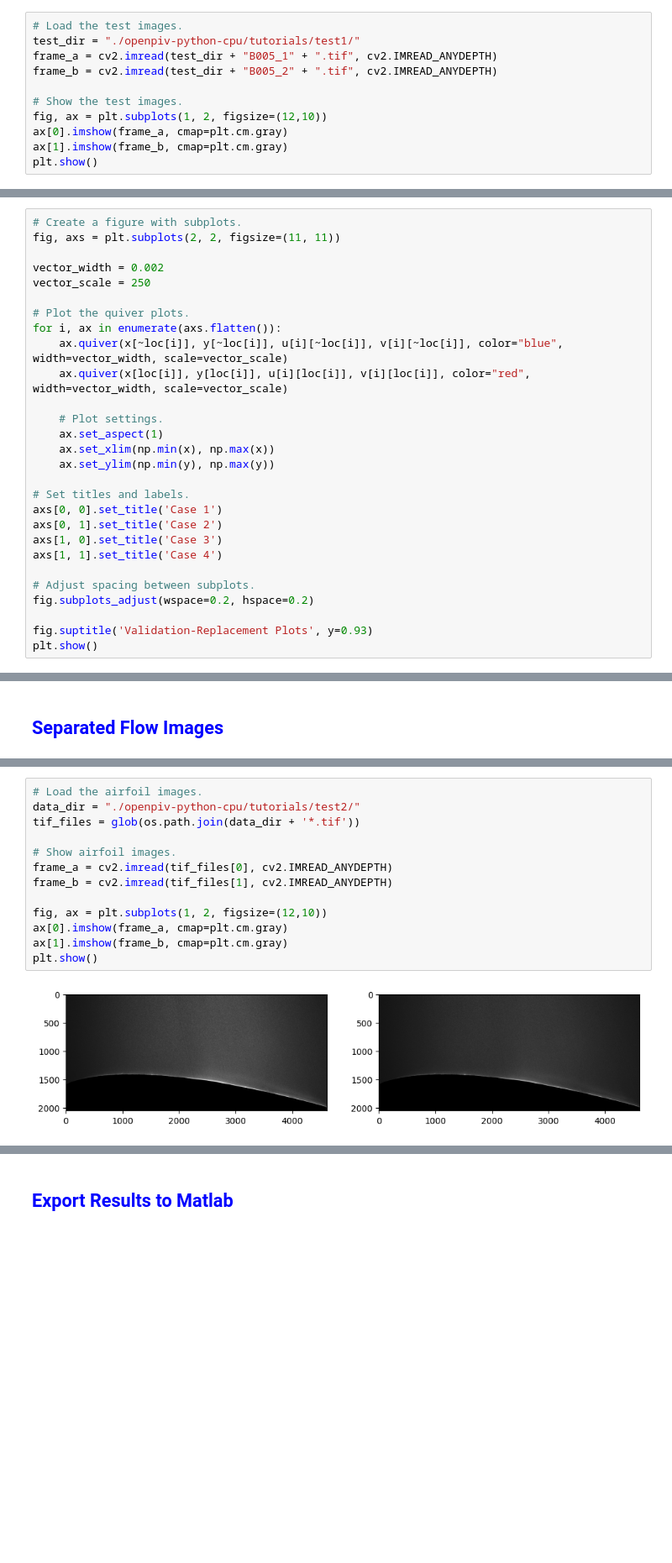
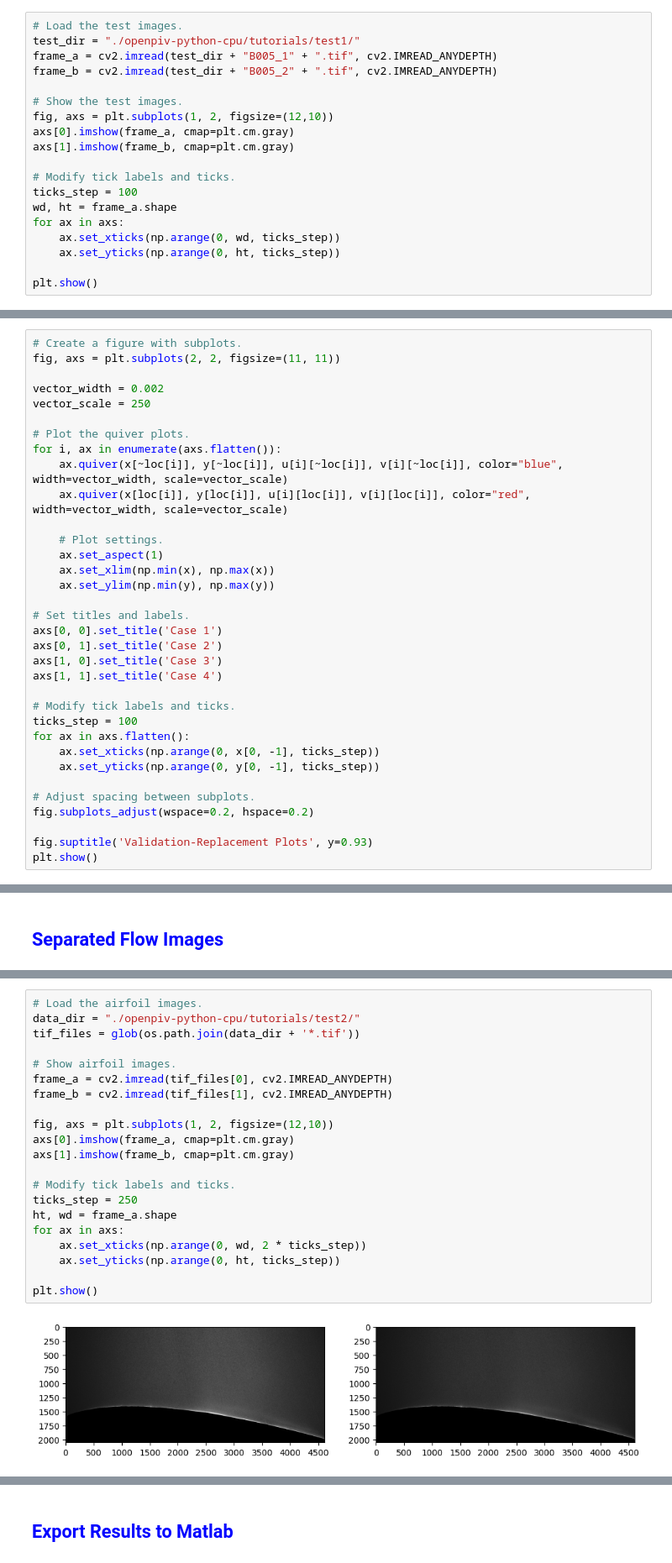
Before and after one commit to ali-sh-96/openpiv-python-cpu, a Jupyter notebook: tutorials/openpiv_python_cpu_tutorial.ipynb, the cells around one changed output, grey strips where cells are left out. Shown at 84% size. Drawn from its saved outputs; the diff is of its cells as text; blank space fills up the shorter version.

```diff
--- a/tutorials/openpiv_python_cpu_tutorial.ipynb
+++ b/tutorials/openpiv_python_cpu_tutorial.ipynb
@@ -72,9 +73,17 @@ frame_a = cv2.imread(test_dir + "B005_1" + ".tif", cv2.IMREAD_ANYDEPTH)
 frame_b = cv2.imread(test_dir + "B005_2" + ".tif", cv2.IMREAD_ANYDEPTH)
 
 # Show the test images.
-fig, ax = plt.subplots(1, 2, figsize=(12,10))
-ax[0].imshow(frame_a, cmap=plt.cm.gray)
-ax[1].imshow(frame_b, cmap=plt.cm.gray)
+fig, axs = plt.subplots(1, 2, figsize=(12,10))
+axs[0].imshow(frame_a, cmap=plt.cm.gray)
+axs[1].imshow(frame_b, cmap=plt.cm.gray)
+
+# Modify tick labels and ticks.
+ticks_step = 100
+wd, ht = frame_a.shape
+for ax in axs:
+    ax.set_xticks(np.arange(0, wd, ticks_step))
+    ax.set_yticks(np.arange(0, ht, ticks_step))
+
 plt.show()
 # %% [output]
 [figure]
@@ -224,6 +233,12 @@ axs[0, 1].set_title('Case 2')
 axs[1, 0].set_title('Case 3')
 axs[1, 1].set_title('Case 4')
 
+# Modify tick labels and ticks.
+ticks_step = 100
+for ax in axs.flatten():
+    ax.set_xticks(np.arange(0, x[0, -1], ticks_step))
+    ax.set_yticks(np.arange(0, y[0, -1], ticks_step))
+
 # Adjust spacing between subplots.
 fig.subplots_adjust(wspace=0.2, hspace=0.2)
 
@@ -238,18 +253,26 @@ This section demonstrates the application of actual Particle Image Velocimetry (
 # %%
 # Load the airfoil images.
 data_dir = "./openpiv-python-cpu/tutorials/test2/"
 tif_files = glob(os.path.join(data_dir + '*.tif'))
 
 # Show airfoil images.
 frame_a = cv2.imread(tif_files[0], cv2.IMREAD_ANYDEPTH)
 frame_b = cv2.imread(tif_files[1], cv2.IMREAD_ANYDEPTH)
 
-fig, ax = plt.subplots(1, 2, figsize=(12,10))
-ax[0].imshow(frame_a, cmap=plt.cm.gray)
-ax[1].imshow(frame_b, cmap=plt.cm.gray)
+fig, axs = plt.subplots(1, 2, figsize=(12,10))
+axs[0].imshow(frame_a, cmap=plt.cm.gray)
+axs[1].imshow(frame_b, cmap=plt.cm.gray)
+
+# Modify tick labels and ticks.
+ticks_step = 250
+ht, wd = frame_a.shape
+for ax in axs:
+    ax.set_xticks(np.arange(0, wd, 2 * ticks_step))
+    ax.set_yticks(np.arange(0, ht, ticks_step))
+
 plt.show()
 # %% [output]
-[figure, old version]
+[figure, new version]
 # %%
 # Load and show airfoil mask.
 mask = cv2.imread(data_dir + "airfoil_mask.png", cv2.IMREAD_GRAYSCALE)
```
Also changed, not shown: parts of 9 cells of this notebook, 1 other file.
